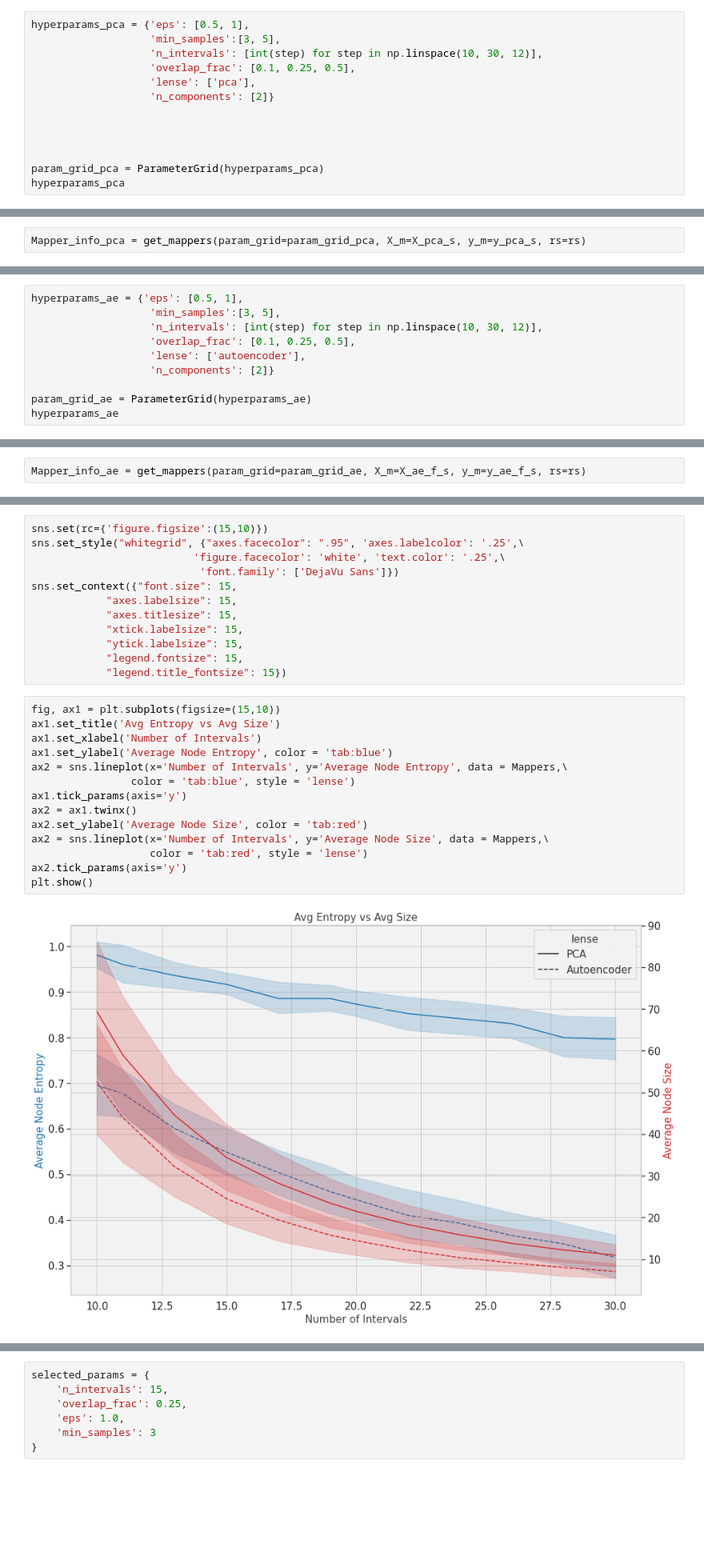
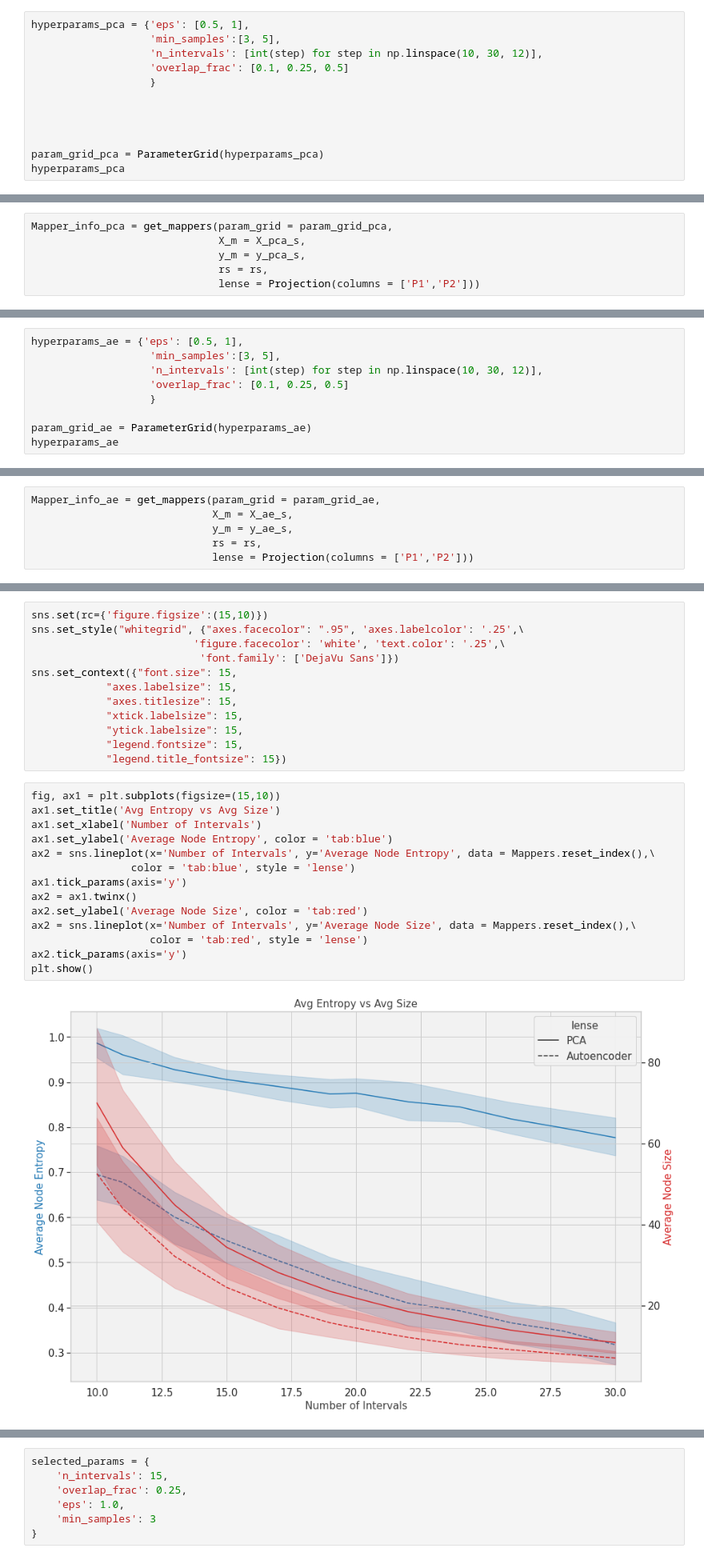
Before and after one commit to sctueme/BSc_Thesis, a Jupyter notebook: PCA_AE_filters/mnist_MapperTrials.ipynb, the cells around one changed output, grey strips where cells are left out. Shown at 80% size. Saved outputs shown, nothing was run; the diff lists cells and outputs as text; blank space fills up the shorter version.

```diff
--- a/PCA_AE_filters/mnist_MapperTrials.ipynb
+++ b/PCA_AE_filters/mnist_MapperTrials.ipynb
@@ -380,9 +402,8 @@ plt.savefig(path+'mnistAutoencoderviz.png', dpi = 300)
 hyperparams_pca = {'eps': [0.5, 1],
                    'min_samples':[3, 5],
                    'n_intervals': [int(step) for step in np.linspace(10, 30, 12)],
-                   'overlap_frac': [0.1, 0.25, 0.5],
-                   'lense': ['pca'],
-                   'n_components': [2]}
+                   'overlap_frac': [0.1, 0.25, 0.5]
+                   }
 
 
 
@@ -399,4 +418,8 @@ hyperparams_pca
 # %%
-Mapper_info_pca = get_mappers(param_grid=param_grid_pca, X_m=X_pca_s, y_m=y_pca_s, rs=rs)
+Mapper_info_pca = get_mappers(param_grid = param_grid_pca,
+                              X_m = X_pca_s,
+                              y_m = y_pca_s,
+                              rs = rs,
+                              lense = Projection(columns = ['P1','P2']))
 # %% [output]
 [Pipeline] ............ (step 1 of 3) Processing scaler, total=   0.0s
@@ -420,9 +443,8 @@ Mapper_info_pca = get_mappers(param_grid=param_grid_pca, X_m=X_pca_s, y_m=y_pca_
 hyperparams_ae = {'eps': [0.5, 1],
                    'min_samples':[3, 5],
                    'n_intervals': [int(step) for step in np.linspace(10, 30, 12)],
-                   'overlap_frac': [0.1, 0.25, 0.5],
-                   'lense': ['autoencoder'],
-                   'n_components': [2]}
+                   'overlap_frac': [0.1, 0.25, 0.5]
+                   }
 
 param_grid_ae = ParameterGrid(hyperparams_ae)
 hyperparams_ae
@@ -436,5 +456,9 @@ hyperparams_ae
 # %%
-Mapper_info_ae = get_mappers(param_grid=param_grid_ae, X_m=X_ae_f_s, y_m=y_ae_f_s, rs=rs)
+Mapper_info_ae = get_mappers(param_grid = param_grid_ae,
+                             X_m = X_ae_s,
+                             y_m = y_ae_s,
+                             rs = rs,
+                             lense = Projection(columns = ['P1','P2']))
 # %% [output]
 [Pipeline] ............ (step 1 of 3) Processing scaler, total=   0.0s
 [Pipeline] ....... (step 2 of 3) Processing filter_func, total=   0.0s
@@ -487,19 +511,19 @@ sns.set_context({"font.size": 15,
 # %%
 fig, ax1 = plt.subplots(figsize=(15,10))
 ax1.set_title('Avg Entropy vs Avg Size')
 ax1.set_xlabel('Number of Intervals')
 ax1.set_ylabel('Average Node Entropy', color = 'tab:blue')
-ax2 = sns.lineplot(x='Number of Intervals', y='Average Node Entropy', data = Mappers,\
+ax2 = sns.lineplot(x='Number of Intervals', y='Average Node Entropy', data = Mappers.reset_index(),\
                 color = 'tab:blue', style = 'lense')
 ax1.tick_params(axis='y')
 ax2 = ax1.twinx()
 ax2.set_ylabel('Average Node Size', color = 'tab:red')
-ax2 = sns.lineplot(x='Number of Intervals', y='Average Node Size', data = Mappers,\
+ax2 = sns.lineplot(x='Number of Intervals', y='Average Node Size', data = Mappers.reset_index(),\
                    color = 'tab:red', style = 'lense')
 ax2.tick_params(axis='y')
 plt.show()
 # %% [output]
-[figure, old version]
+[figure, new version]
 # %%
 fig, ax1 = plt.subplots(figsize=(15,10))
 ax1.set_title('Avg Entropy vs Avg Size')
```
Also changed, not shown: parts of 30 cells of this notebook, 2 other files.
